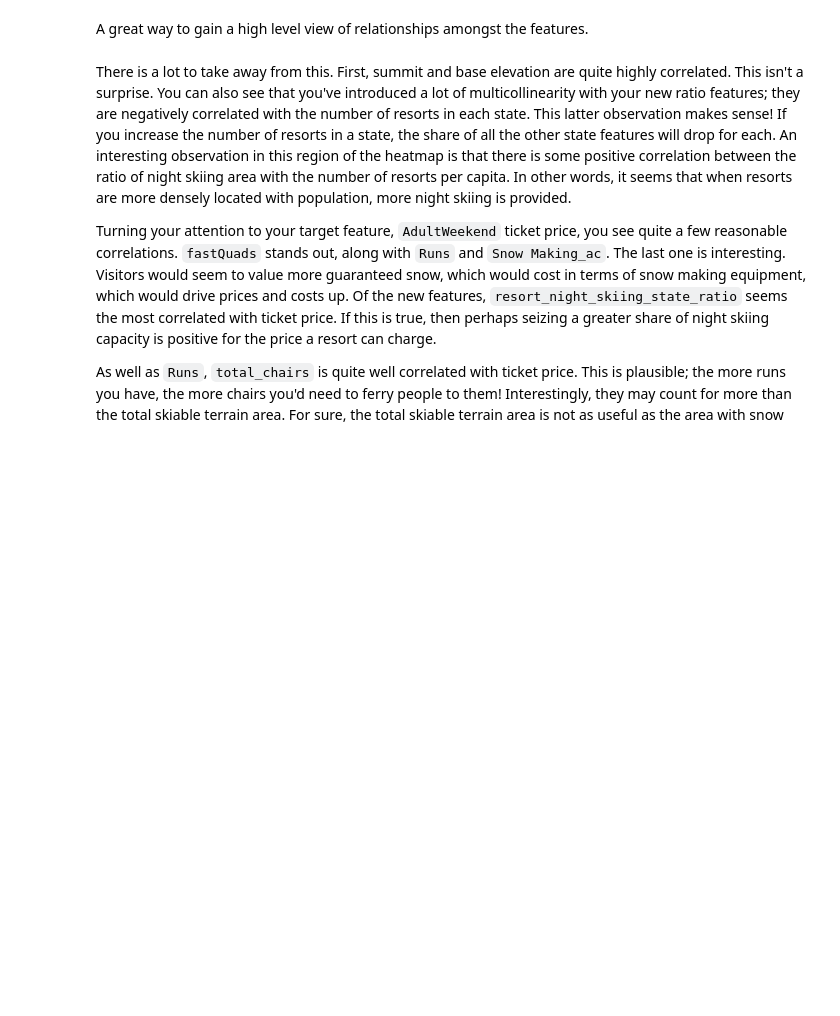
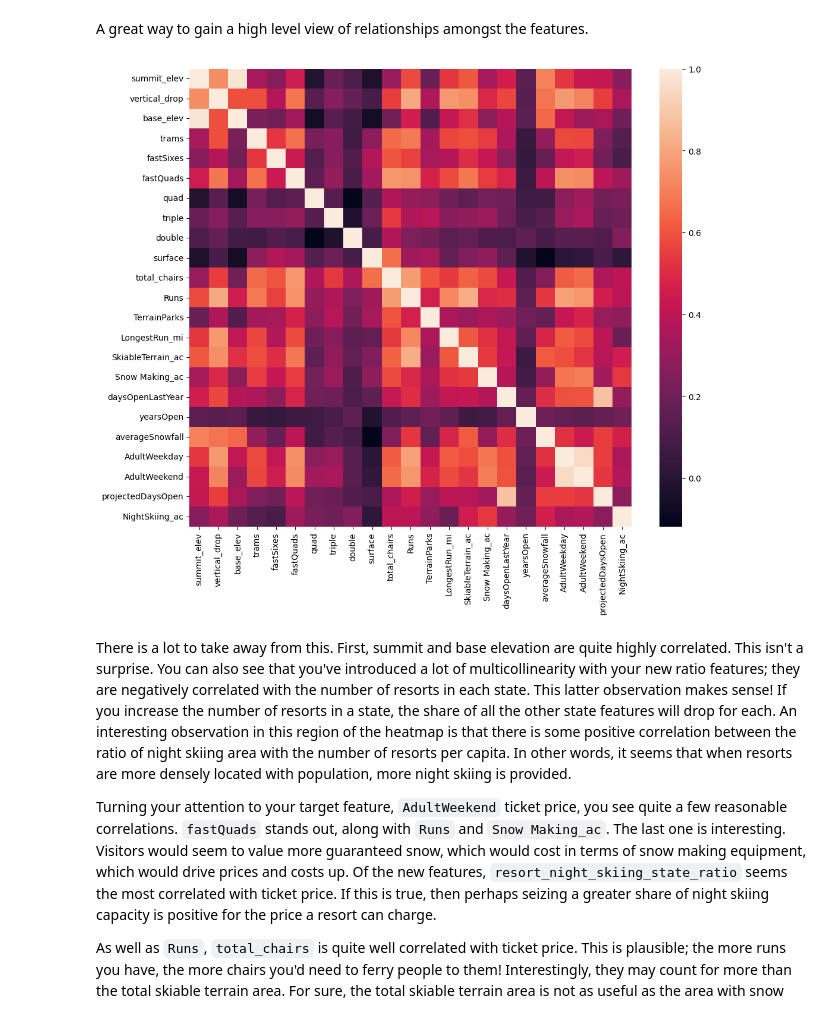
Before and after one commit to springboard-curriculum/DataScienceGuidedCapstone, a Jupyter notebook: Notebooks/03_exploratory_data_analysis.ipynb, the cells around one changed output. Cells and saved outputs as stored; diff of their text form; code cells hidden in the pictures; blank space fills up the shorter version.

```diff
--- a/Notebooks/03_exploratory_data_analysis.ipynb
+++ b/Notebooks/03_exploratory_data_analysis.ipynb
@@ -687,9 +756,11 @@ A great way to gain a high level view of relationships amongst the features.
 # %%
 #Code task 12#
 #Show a seaborn heatmap of correlations in ski_data
 #Hint: call pandas' `corr()` method on `ski_data` and pass that into `sns.heatmap`
 plt.subplots(figsize=(12,10))
-sns.___(ski_data.___);
+sns.heatmap(ski_data.corr());
+# %% [output]
+[figure, added]
 # %% [markdown]
 There is a lot to take away from this. First, summit and base elevation are quite highly correlated. This isn't a surprise. You can also see that you've introduced a lot of multicollinearity with your new ratio features; they are negatively correlated with the number of resorts in each state. This latter observation makes sense! If you increase the number of resorts in a state, the share of all the other state features will drop for each. An interesting observation in this region of the heatmap is that there is some positive correlation between the ratio of night skiing area with the number of resorts per capita. In other words, it seems that when resorts are more densely located with population, more night skiing is provided.
 
```
Also changed, not shown: parts of 22 cells of this notebook, 7 other files.
